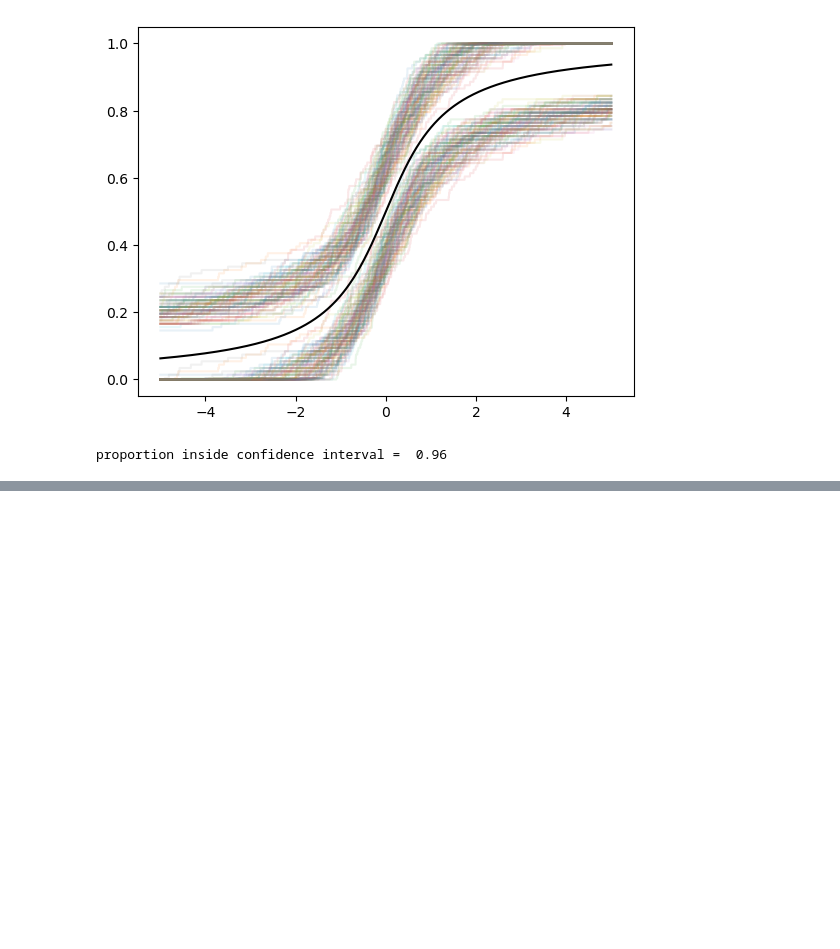
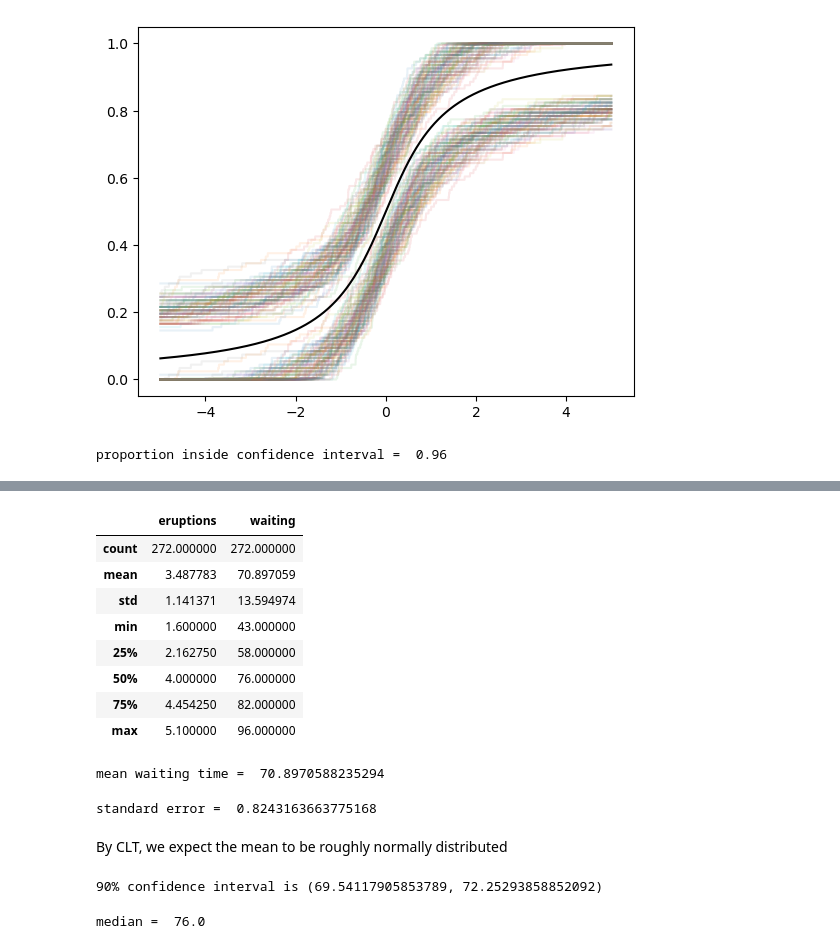
Before and after one commit to Stephen-Hodgson/All_of_Statistics, a Jupyter notebook: 7_Estimating_cdf_and_Statistical_Functionals.ipynb, the cells around one changed output, grey strips where cells are left out. Drawn from its saved outputs; the diff is of its cells as text; code cells hidden in the pictures; blank space fills up the shorter version.

```diff
--- a/7_Estimating_cdf_and_Statistical_Functionals.ipynb
+++ b/7_Estimating_cdf_and_Statistical_Functionals.ipynb
@@ -111,0 +163,3 @@ proportion inside confidence interval =  0.96
+# %%
+faithful_data = pd.read_csv('faithful.txt', sep = '\t')
+faithful_data.head()
@@ -111,0 +173,38 @@ proportion inside confidence interval =  0.96
+# %%
+faithful_data.describe()
+# %% [output]
+|  | eruptions | waiting |
+| count | 272.000000 | 272.000000 |
+| mean | 3.487783 | 70.897059 |
+| std | 1.141371 | 13.594974 |
+| min | 1.600000 | 43.000000 |
+| 25% | 2.162750 | 58.000000 |
+| 50% | 4.000000 | 76.000000 |
+| 75% | 4.454250 | 82.000000 |
+| max | 5.100000 | 96.000000 |
+# %%
+waiting_mean = faithful_data.waiting.mean()
+print("mean waiting time = ", waiting_mean)
+# %% [output]
+mean waiting time =  70.8970588235294
+# %%
+waiting_se = faithful_data.waiting.std() / np.sqrt(faithful_data.waiting.count())
+
+print("standard error = ", se)
+# %% [output]
+standard error =  0.8243163663775168
+# %% [markdown]
+By CLT, we expect the mean to be roughly normally distributed
+# %%
+waiting0 = waiting_mean + norm.ppf(0.05) * waiting_se
+waiting1 = waiting_mean + norm.ppf(0.95) * waiting_se
+
+print("90% confidence interval is ({}, {})".format(waiting0, waiting1))
+# %% [output]
+90% confidence interval is (69.54117905853789, 72.25293858852092)
+# %%
+waiting_median = faithful_data.waiting.median()
+
+print("median = ", waiting_median)
+# %% [output]
+median =  76.0
```
Also changed, not shown: parts of 20 cells of this notebook, 12 other files.
